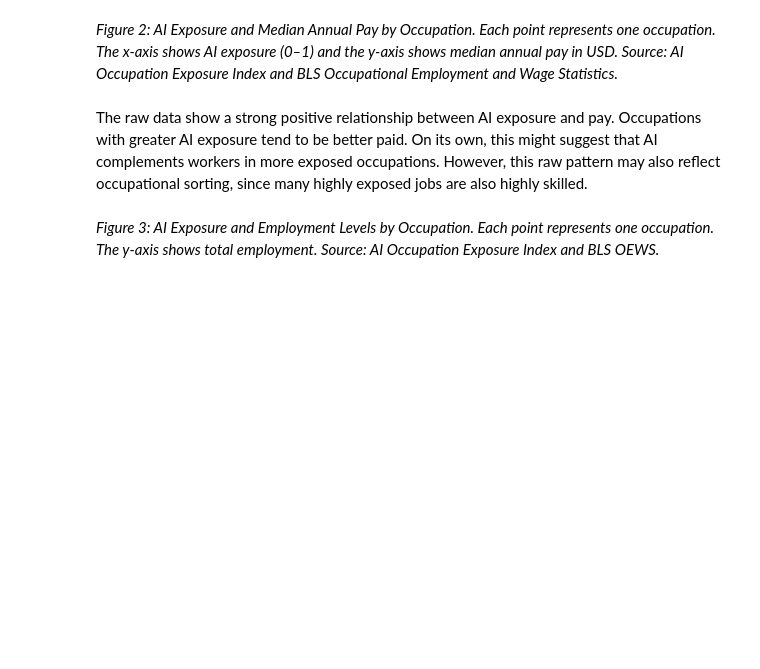
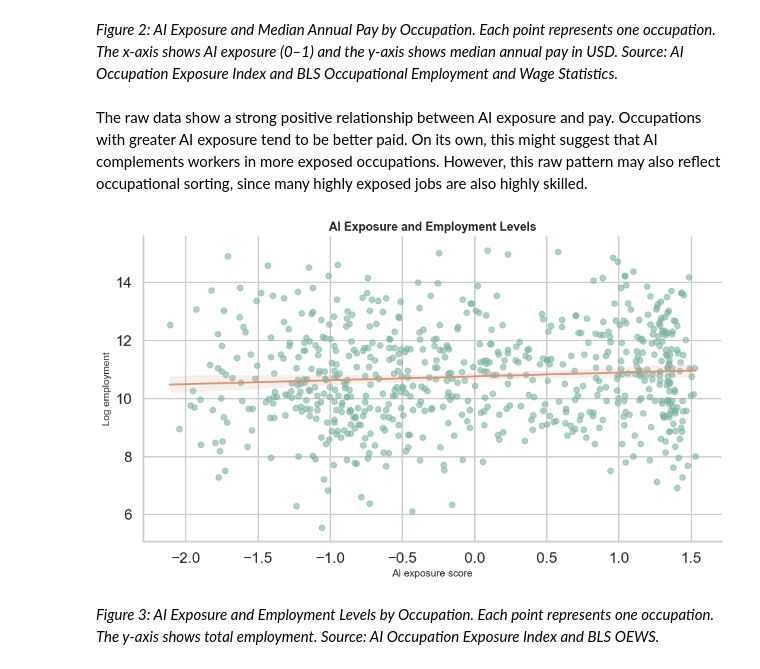
Before and after one commit to riyachandarana/Empirical-Project-2026, a Jupyter notebook: blog.ipynb, the cells around one changed output. Drawn from its saved outputs; the diff is of its cells as text; code cells hidden in the pictures; blank space fills up the shorter version.

```diff
--- a/blog.ipynb
+++ b/blog.ipynb
@@ -86,17 +94,20 @@ The raw data show a strong positive relationship between AI exposure and pay. Oc
 # %%
 plt.figure()
 sns.regplot(
     x="ai_exposure",
     y="log_employment",
     data=df,
-    scatter_kws={"alpha": 0.6, "s": 40},
-    line_kws={"linewidth": 2}
+    scatter_kws={"alpha": 0.6, "s": 40, "color": "#7BB5A0"},
+    line_kws={"linewidth": 2, "color": "#D4957A"}
 )
-plt.title("AI Exposure and Employment Across Occupations")
-plt.xlabel("AI exposure score")
-plt.ylabel("Log employment")
+plt.title("AI Exposure and Employment Levels", fontsize=13, fontweight="bold")
+plt.xlabel("AI exposure score", fontsize=11)
+plt.ylabel("Log employment", fontsize=11)
+sns.despine()
 plt.tight_layout()
 plt.show()
+# %% [output]
+[figure, added]
 # %% [markdown]
 *Figure 3: AI Exposure and Employment Levels by Occupation.
 Each point represents one occupation. The y-axis shows total employment.
```
Also changed, not shown: parts of 11 cells of this notebook, 1 other file.
